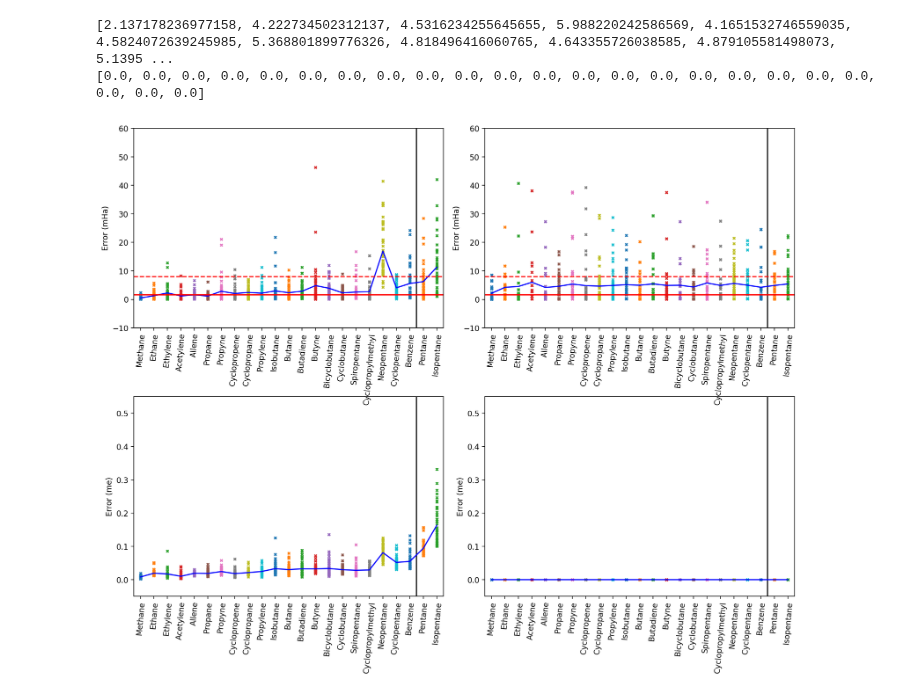
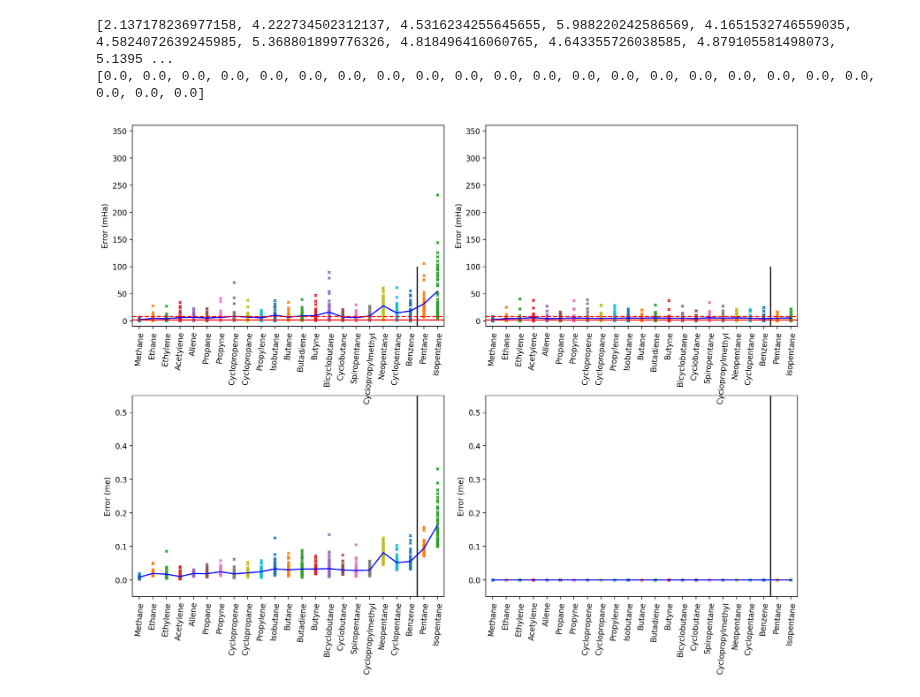
Before and after one commit to chem12346789/ai-dft, a Jupyter notebook: veiw_data.ipynb, the cells around one changed output. Drawn from its saved outputs; the diff is of its cells as text; code cells hidden in the pictures.

```diff
--- a/veiw_data.ipynb
+++ b/veiw_data.ipynb
@@ -76,7 +76,7 @@ list_of_path_dft = list(Path("validate/").glob("dft"))
 load_path_dft = max(list_of_path_dft, key=lambda p: p.stat().st_ctime)
 
 i_row_pd_l = {
-    0: 1,
+    0: 0,
     1: 3,
 }
 
@@ -143,33 +143,33 @@ for i_row in range(2):
         data_np = data.filter(regex=(f"{j_name}.*")).to_numpy()[i_row, :] - data_eq
         data_np_sort = np.sort(np.abs(data_np))[1:]
         error_l.append(np.mean(data_np_sort))
         axes[i_row, 1].scatter(
             i + j + np.zeros_like(data_np_sort), data_np_sort, s=10, marker="x"
         )
 
     axes[i_row, 1].set_xticks(
         range(len(TRAIN_STR_DICT) + len(EVAL_STR_DICT)),
         TRAIN_STR_DICT + EVAL_STR_DICT,
         rotation=85,
     )
     print(error_l)
     axes[i_row, 1].plot(range(len(TRAIN_STR_DICT) + len(EVAL_STR_DICT)), error_l, "b")
     axes[i_row, 0].set_xlim(-0.5, len(TRAIN_STR_DICT) + len(EVAL_STR_DICT) - 0.5)
     axes[i_row, 1].set_xlim(-0.5, len(TRAIN_STR_DICT) + len(EVAL_STR_DICT) - 0.5)
 
-axes[0, 0].set_ylim(-10, 60)
+axes[0, 0].set_ylim(-10, 360)
 axes[0, 0].set_ylabel("Error (mHa)")
 axes[1, 0].set_ylim(-5e-2, 5.5e-1)
 axes[1, 0].set_ylabel("Error (me)")
-axes[0, 1].set_ylim(-10, 60)
+axes[0, 1].set_ylim(-10, 360)
 axes[0, 1].set_ylabel("Error (mHa)")
 axes[1, 1].set_ylim(-5e-2, 5.5e-1)
 axes[1, 1].set_ylabel("Error (me)")
 plt.savefig(
     f"./manu/figures/energy-ccdft-{load_name}.pdf",
     bbox_inches="tight",
 )
 # %% [output]
 [2.137178236977158, 4.222734502312137, 4.5316234255645655, 5.988220242586569, 4.1651532746559035, 4.5824072639245985, 5.368801899776326, 4.818496416060765, 4.643355726038585, 4.879105581498073, 5.1395 ...
 [0.0, 0.0, 0.0, 0.0, 0.0, 0.0, 0.0, 0.0, 0.0, 0.0, 0.0, 0.0, 0.0, 0.0, 0.0, 0.0, 0.0, 0.0, 0.0, 0.0, 0.0, 0.0, 0.0]
-[figure, old version]
+[figure, new version]
```
